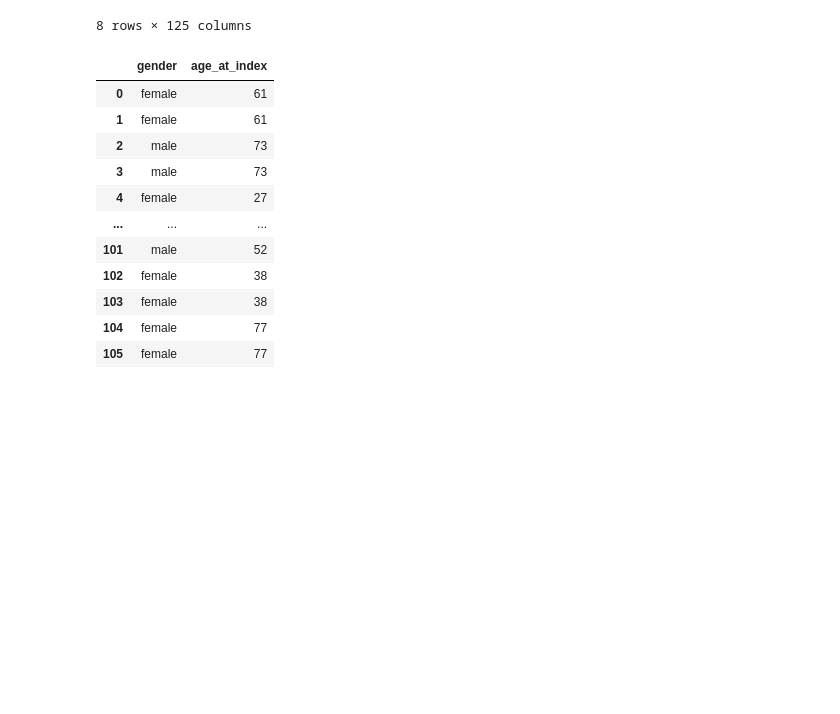
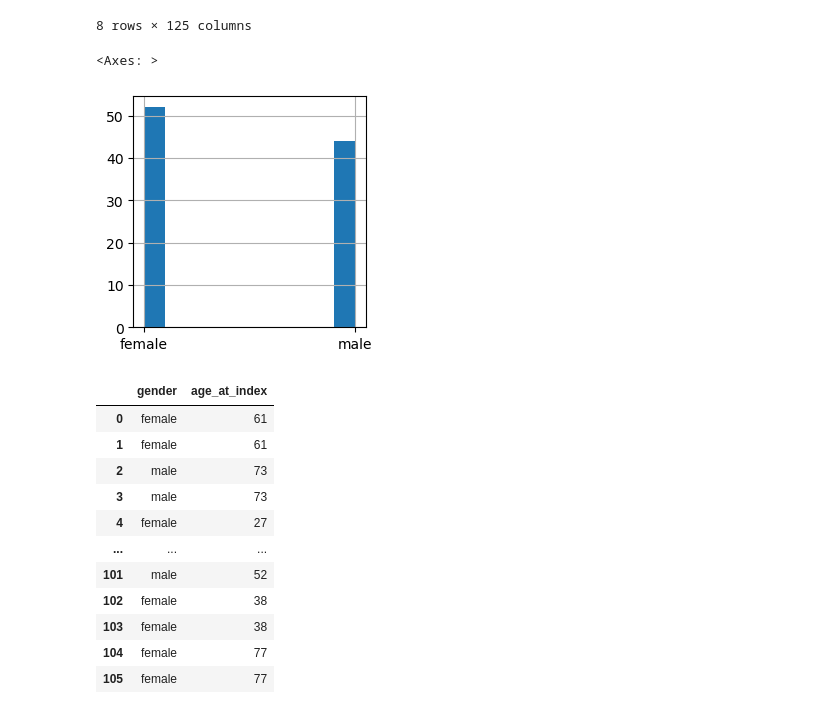
Before and after one commit to MikhailDemin/GB_DataScience-in-Med, a Jupyter notebook: 20_Introduction to Data Analytics in Medicine/20_lesson_2_my_solution.ipynb, the cells around one changed output. Cells and saved outputs as stored; diff of their text form; code cells hidden in the pictures; blank space fills up the shorter version.

```diff
--- a/20_Introduction to Data Analytics in Medicine/20_lesson_2_my_solution.ipynb
+++ b/20_Introduction to Data Analytics in Medicine/20_lesson_2_my_solution.ipynb
@@ -170,6 +204,11 @@ c.describe()
 | 75% | NaN | NaN | NaN | NaN | NaN | ... |
 | max | NaN | NaN | NaN | NaN | NaN | ... |
 8 rows × 125 columns
+# %%
+c['gender'].hist(figsize=(3, 3), grid=True)
+# %% [output]
+<Axes: >
+[figure, added]
 # %%
 df_t = df_clin[['gender', 'age_at_index']].copy()
 df_t
```
Also changed, not shown: parts of 5 cells of this notebook.
